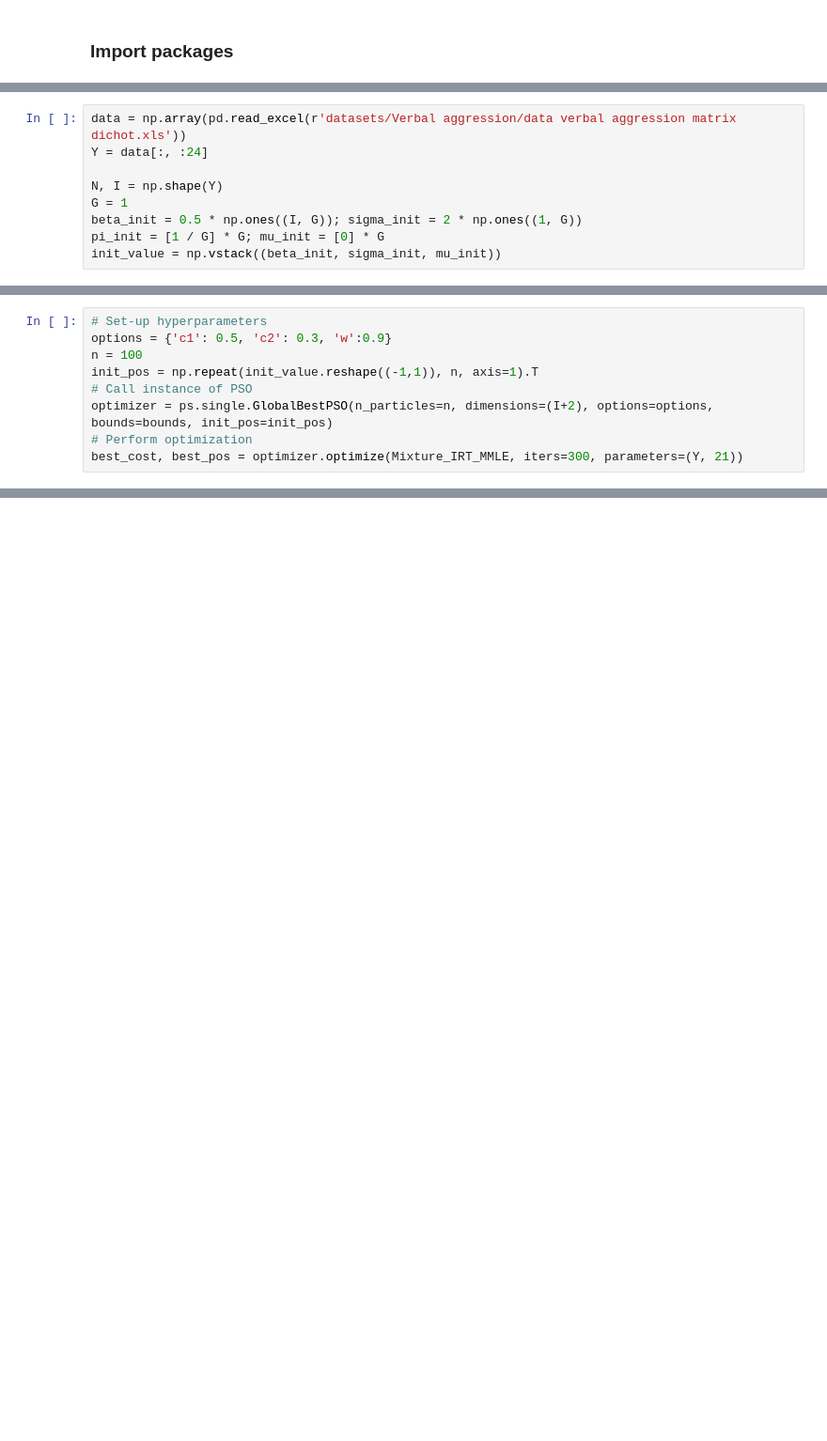
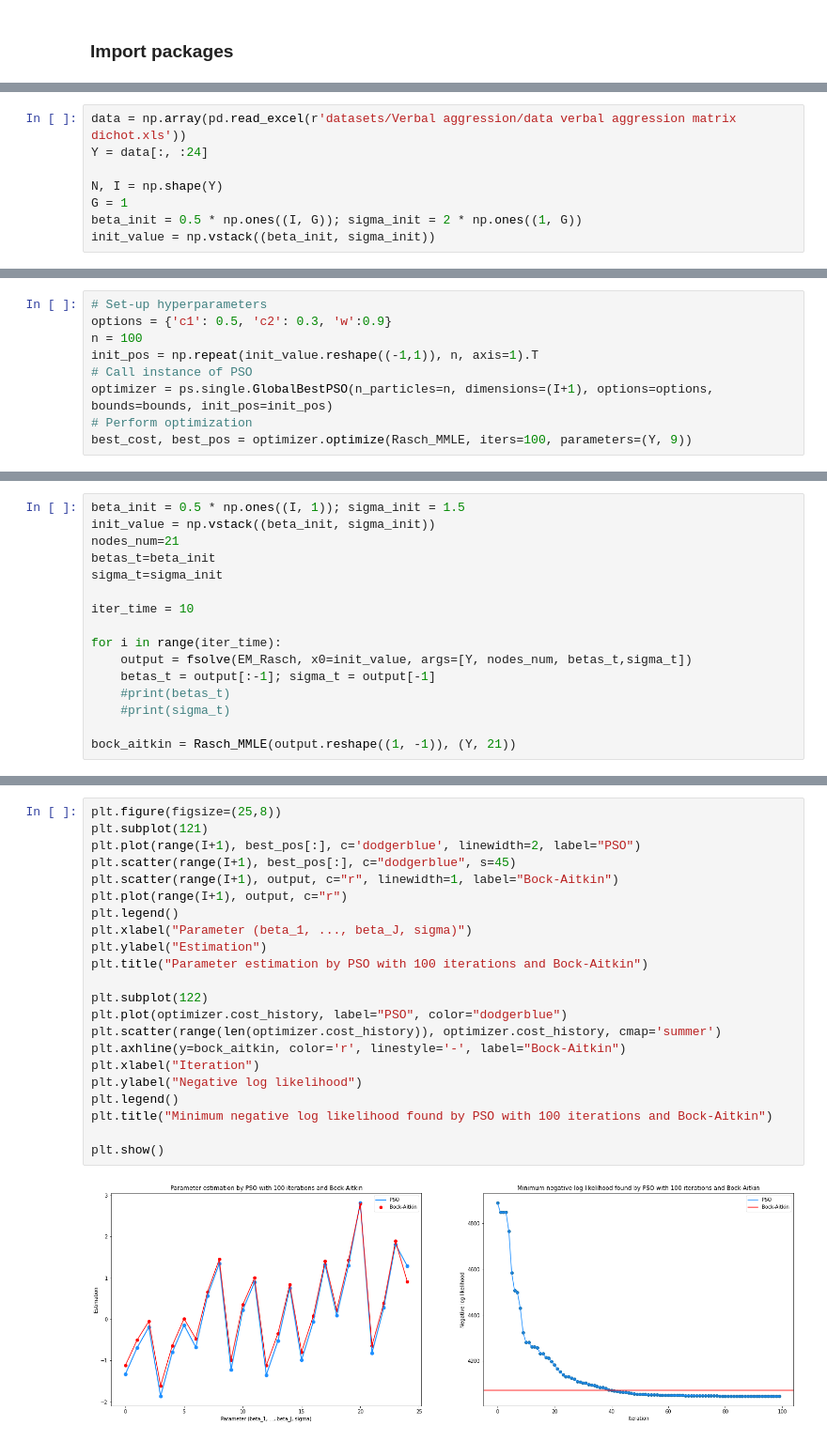
Before and after one commit to ElvisCuiHan/ParticleSwarmOptimization, a Jupyter notebook: pso test2.ipynb, the cells around one changed output, grey strips where cells are left out. Shown at 94% size. Saved outputs shown, nothing was run; the diff lists cells and outputs as text; blank space fills up the shorter version.

Commit message:
Rasch model done

```diff
--- a/pso test2.ipynb
+++ b/pso test2.ipynb
@@ -57,6 +65,5 @@ Y = data[:, :24]
 N, I = np.shape(Y)
 G = 1
 beta_init = 0.5 * np.ones((I, G)); sigma_init = 2 * np.ones((1, G))
-pi_init = [1 / G] * G; mu_init = [0] * G
-init_value = np.vstack((beta_init, sigma_init, mu_init))
+init_value = np.vstack((beta_init, sigma_init))
 # %%
@@ -68,7 +75,7 @@ options = {'c1': 0.5, 'c2': 0.3, 'w':0.9}
 n = 100
 init_pos = np.repeat(init_value.reshape((-1,1)), n, axis=1).T
 # Call instance of PSO
-optimizer = ps.single.GlobalBestPSO(n_particles=n, dimensions=(I+2), options=options, bounds=bounds, init_pos=init_pos)
+optimizer = ps.single.GlobalBestPSO(n_particles=n, dimensions=(I+1), options=options, bounds=bounds, init_pos=init_pos)
 # Perform optimization
-best_cost, best_pos = optimizer.optimize(Mixture_IRT_MMLE, iters=300, parameters=(Y, 21))
+best_cost, best_pos = optimizer.optimize(Rasch_MMLE, iters=100, parameters=(Y, 9))
 # %% [output]
@@ -89,0 +88,16 @@ plt.scatter(range(I), best_pos[:I], c="orange", s=45)
+# %%
+beta_init = 0.5 * np.ones((I, 1)); sigma_init = 1.5
+init_value = np.vstack((beta_init, sigma_init))
+nodes_num=21
+betas_t=beta_init
+sigma_t=sigma_init
+
+iter_time = 10
+
+for i in range(iter_time):
+    output = fsolve(EM_Rasch, x0=init_value, args=[Y, nodes_num, betas_t,sigma_t])
+    betas_t = output[:-1]; sigma_t = output[-1]
+    #print(betas_t)
+    #print(sigma_t)
+
+bock_aitkin = Rasch_MMLE(output.reshape((1, -1)), (Y, 21))
@@ -89,0 +110,24 @@ plt.scatter(range(I), best_pos[:I], c="orange", s=45)
+# %%
+plt.figure(figsize=(25,8))
+plt.subplot(121)
+plt.plot(range(I+1), best_pos[:], c='dodgerblue', linewidth=2, label="PSO")
+plt.scatter(range(I+1), best_pos[:], c="dodgerblue", s=45)
+plt.scatter(range(I+1), output, c="r", linewidth=1, label="Bock-Aitkin")
+plt.plot(range(I+1), output, c="r")
+plt.legend()
+plt.xlabel("Parameter (beta_1, ..., beta_J, sigma)")
+plt.ylabel("Estimation")
+plt.title("Parameter estimation by PSO with 100 iterations and Bock-Aitkin")
+
+plt.subplot(122)
+plt.plot(optimizer.cost_history, label="PSO", color="dodgerblue")
+plt.scatter(range(len(optimizer.cost_history)), optimizer.cost_history, cmap='summer')
+plt.axhline(y=bock_aitkin, color='r', linestyle='-', label="Bock-Aitkin")
+plt.xlabel("Iteration")
+plt.ylabel("Negative log likelihood")
+plt.legend()
+plt.title("Minimum negative log likelihood found by PSO with 100 iterations and Bock-Aitkin")
+
+plt.show()
+# %% [output]
+[figure, added]
```
Also changed, not shown: parts of 6 cells of this notebook, 13 other files.
